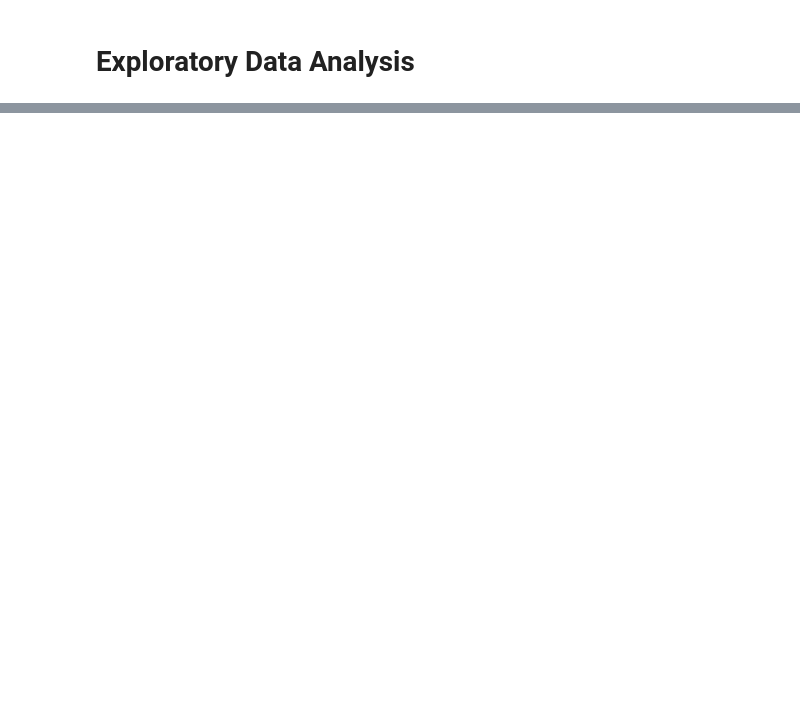
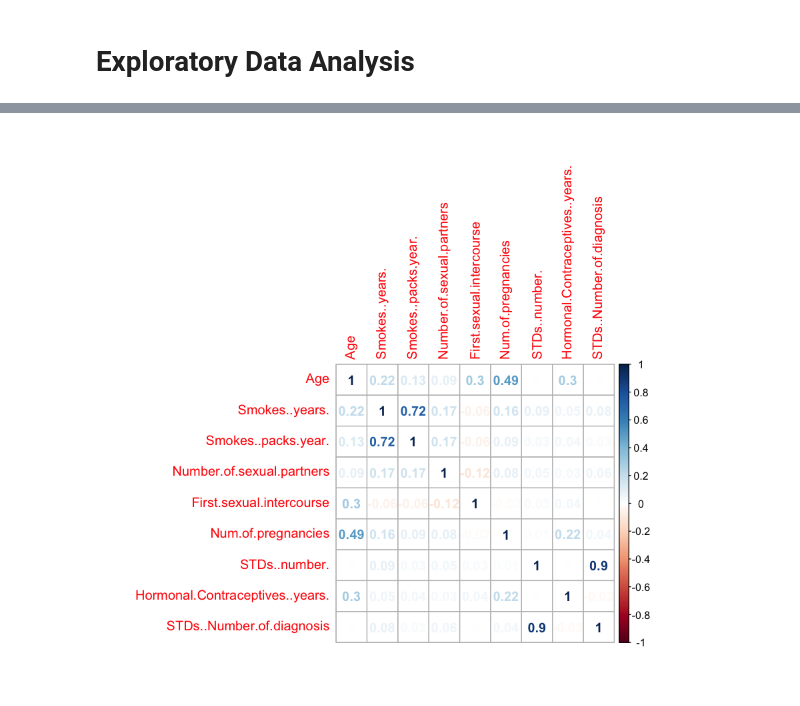
Before and after one commit to spatankar276/Cancer_Prediction_ML, a Jupyter notebook: FInal Project.ipynb, the cells around one changed output, grey strips where cells are left out. Drawn from its saved outputs; the diff is of its cells as text; code cells hidden in the pictures; blank space fills up the shorter version.

```diff
--- a/FInal Project.ipynb
+++ b/FInal Project.ipynb
@@ -133,2 +172,10 @@ summary(cc)
  3rd Qu.:0.00000   3rd Qu.:0.0000
  Max.   :1.00000   Max.   :1.0000
+# %%
+num_vars <- c("Age","Smokes..years.", 'Smokes..packs.year.',
+              "Number.of.sexual.partners", "First.sexual.intercourse",
+     "Num.of.pregnancies","STDs..number.", "Hormonal.Contraceptives..years.", 'STDs..Number.of.diagnosis',
+             'IUD..years.')
+
+numeric_data <- cc[num_vars]
+categorical_data = cc[,!(names(cc) %in% num_vars)]
@@ -134,0 +193,5 @@ summary(cc)
+# %%
+library(corrplot)
+corrplot(cor(numeric_data), method="number")
+# %% [output]
+[figure, added]
```
Also changed, not shown: parts of 35 cells of this notebook.
